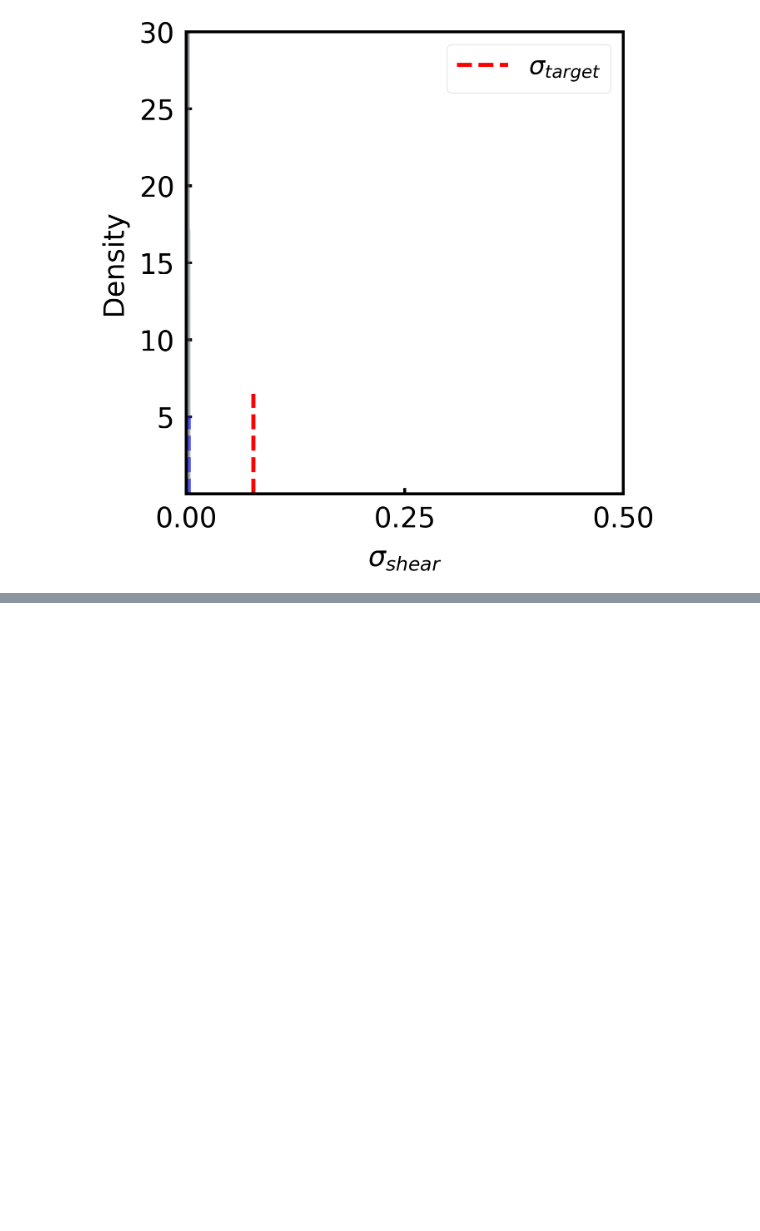
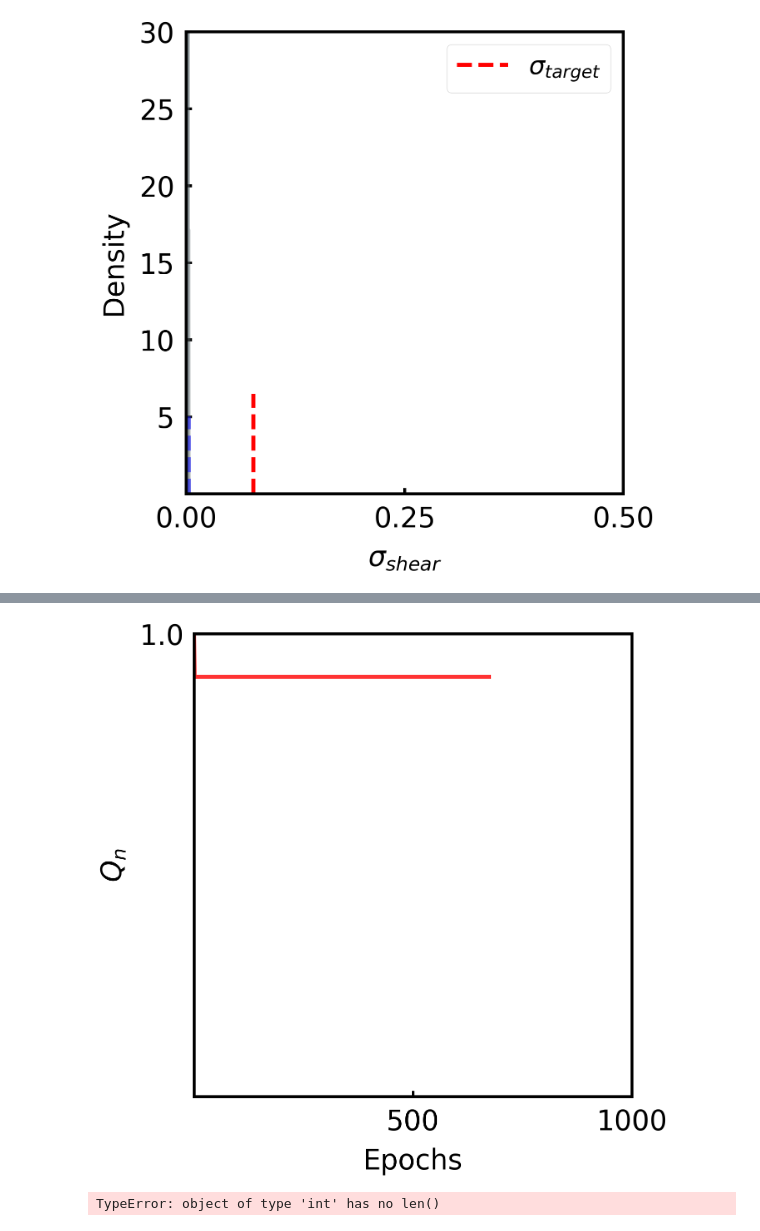
Before and after one commit to ZhangTao-SJTU/tvm, a Jupyter notebook: plot.ipynb, the cells around one changed output, grey strips where cells are left out. Saved outputs shown, nothing was run; the diff lists cells and outputs as text; code cells hidden in the pictures; blank space fills up the shorter version.

```diff
--- a/plot.ipynb
+++ b/plot.ipynb
@@ -500,0 +504,77 @@ plotter.save_fig("{}overlaps.jpg".format(dir))
+# %%
+from toolbox import manuscriptPlots
+from scripts.data_processing import write_average_error
+from scripts.data_processing import download
+import numpy as np
+import pandas as pd
+import os
+import matplotlib.pyplot as plt
+
+dir = "tests/081/"
+# os.makedirs(dir+"graphs/", exist_ok=True)
+# write_average_error(dir)
+
+input_file = "{}q_values.txt".format(dir)
+plotter = manuscriptPlots.plot()
+# plotter.width=0.6
+# plotter.height=0.7
+
+plotter.set_ylim(0.9,1)
+plotter.set_xlim(1,1000)
+plotter.set_xlabel("Epochs")
+plotter.set_ylabel(r"$Q_n$")
+# plotter.set_ylabel(r"$<\sum_{cells}{|s_{0,cell}^{(A)}-s_{0,cell}^{(B)}|}>$")
+
+plotter.set_xticks([500*i for i in range(100)])
+plotter.set_yticks([0.5*i for i in range(1,10)])
+plotter.set_yScaled()
+
+plotter.initialize_figure()
+# plotter.ax.set_xscale("log")
+# plotter.ax.set_yscale("log")
+errors = np.loadtxt(input_file)
+epochs = [i for i in range(len(errors))]
+plotter.plot_xy(epochs,errors, label= "Error", color= "red",alpha = 0.8)
+plotter.save_fig("{}graphs/overlaps.jpg".format(dir))
+# plotter.plot_xy_errorbar([i for i in range(len(costs))],costs, err, label = r"$\sigma_{trained}<\sigma_{initial}$", color= "red",alpha = 0.8)
+
+# overlaps = np.loadtxt(dir+ "overlaps.txt")
+# plotter.ax2 = plotter.ax.twinx()
+# plotter.ax2.set_position([plotter.leftMargin, plotter.bottomMargin, plotter.width, plotter.height])
+# # plotter.ax2.set_xlim(0.5,1)
+# plotter.ax2.plot(epochs, overlaps, color="blue",alpha =0.6, label = "Overlap")
+# plotter.ax2.set_ylabel( r"$Q$")
+# plotter.ax.legend(loc = "upper right")
+# plotter.ax2.legend(loc = "upper right")
+
+# plotter.save_fig(dir+"graphs/error.jpg")
+
+# df = pd.read_csv("../tvm-fire/sp_5_cell_increase/costs.csv")
+# costs = df["mean"].to_numpy()
+# err = df["sem"].to_numpy()
+# plotter.plot_xy_errorbar([i for i in range(len(costs))],costs, err, label = r"$\sigma_{trained}>\sigma_{initial}$", color= "blue",alpha = 0.8)
+
+# df = pd.read_csv("../tvm-fire/mp_2_cells/patternA_costs.csv")
+# costs = df["mean"].to_numpy()
+# err = df["sem"].to_numpy()
+# plotter.plot_xy_errorbar([i for i in range(len(costs))],costs, err, label = "Pattern A", color= "red",alpha = 0.6)
+
+# df = pd.read_csv("../tvm-fire/mp_2_cells/patternB_costs.csv")
+# costs = df["mean"].to_numpy()
+# err = df["sem"].to_numpy()
+# plotter.plot_xy_errorbar([i for i in range(len(costs))],costs, err, label = "Pattern B", color= "blue",alpha = 0.6)
+
+# df = pd.read_csv("../tvm-fire/mp_2_cells/distances.csv")
+# costs = df["mean"].to_numpy()
+# err = df["sem"].to_numpy()
+# plotter.plot_xy_errorbar([i for i in range(len(costs))],costs, err, label = "_Pattern A", color= "black",alpha = 0.6)
+
+# plotter.save_fig("/Users/shabeebameen/Projects/tvm-fire/mp_2_cells_distances.jpg")
+# %% [output]
+[figure, added]
+# %%
+p = 1
+
+print()
+# %% [output]
+TypeError: object of type 'int' has no len()
```
Also changed, not shown: parts of 3 cells of this notebook, 6 other files.
